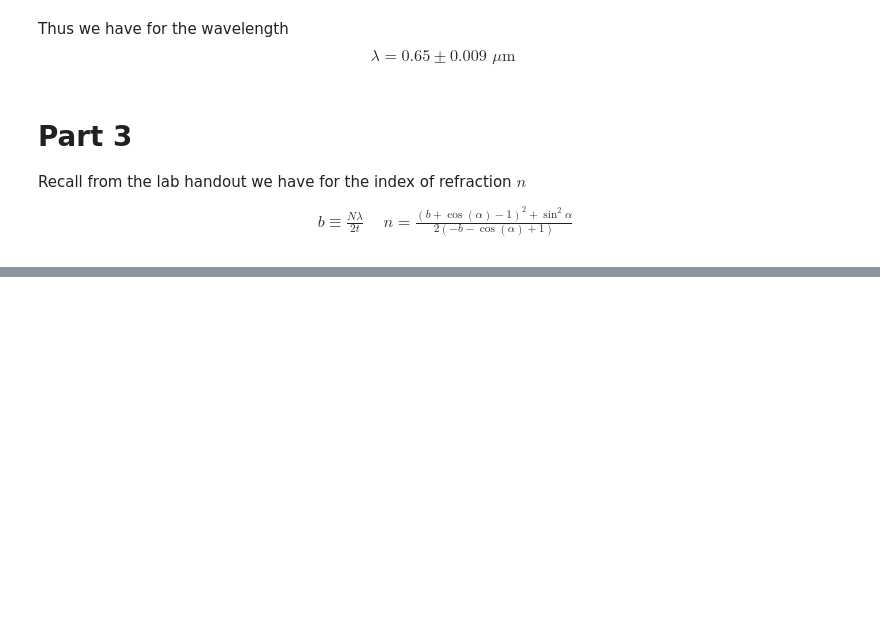
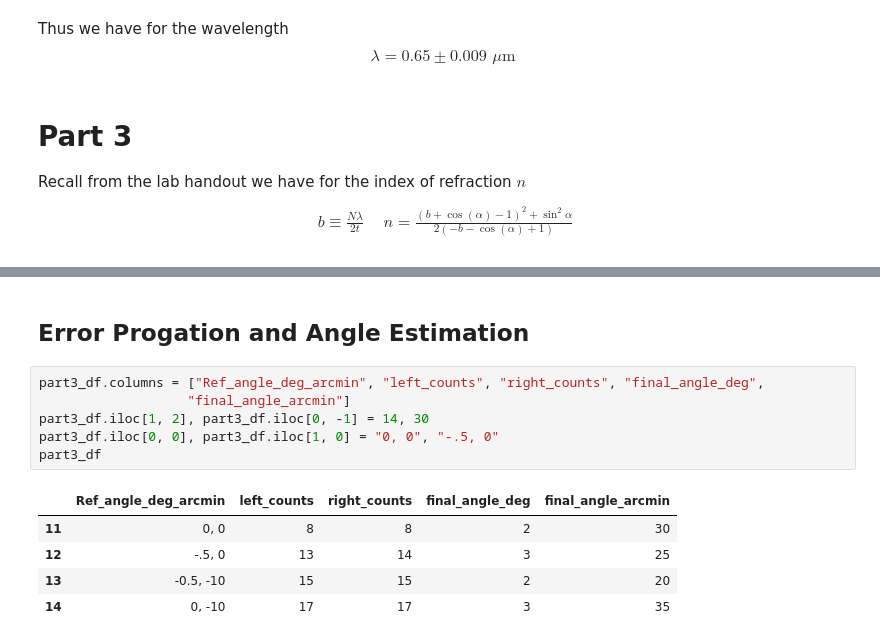
Before and after one commit to MarcosP7635/Ay105, a Jupyter notebook: lab3.ipynb, the cells around one changed output, grey strips where cells are left out. Saved outputs shown, nothing was run; the diff lists cells and outputs as text; blank space fills up the shorter version.

Commit message:
found angles

```diff
--- a/lab3.ipynb
+++ b/lab3.ipynb
@@ -207,0 +218,14 @@ part3_df
+# %% [markdown]
+## Error Progation and Angle Estimation
+# %%
+part3_df.columns = ["Ref_angle_deg_arcmin", "left_counts", "right_counts", "final_angle_deg",
+                   "final_angle_arcmin"]
+part3_df.iloc[1, 2], part3_df.iloc[0, -1] = 14, 30
+part3_df.iloc[0, 0], part3_df.iloc[1, 0] = "0, 0", "-.5, 0"
+part3_df
+# %% [output]
+|  | Ref_angle_deg_arcmin | left_counts | right_counts | final_angle_deg | final_angle_arcmin |
+| 11 | 0, 0 | 8 | 8 | 2 | 30 |
+| 12 | -.5, 0 | 13 | 14 | 3 | 25 |
+| 13 | -0.5, -10 | 15 | 15 | 2 | 20 |
+| 14 | 0, -10 | 17 | 17 | 3 | 35 |
```
Also changed, not shown: parts of 15 cells of this notebook, 1 other file.
